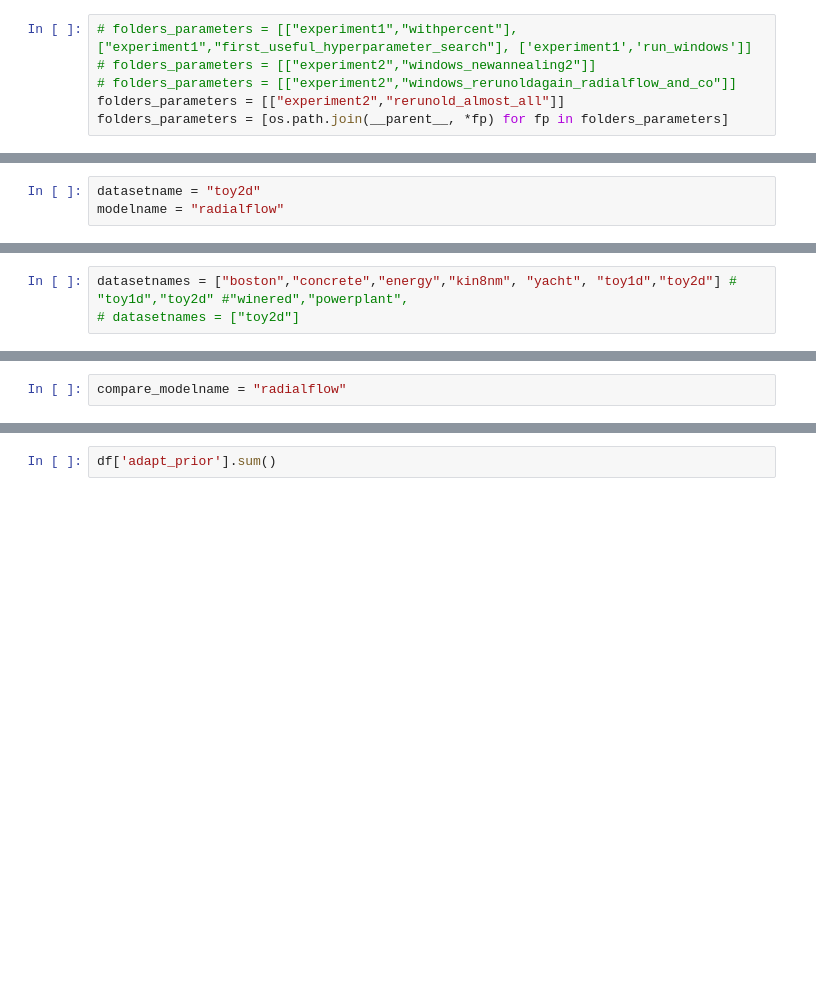
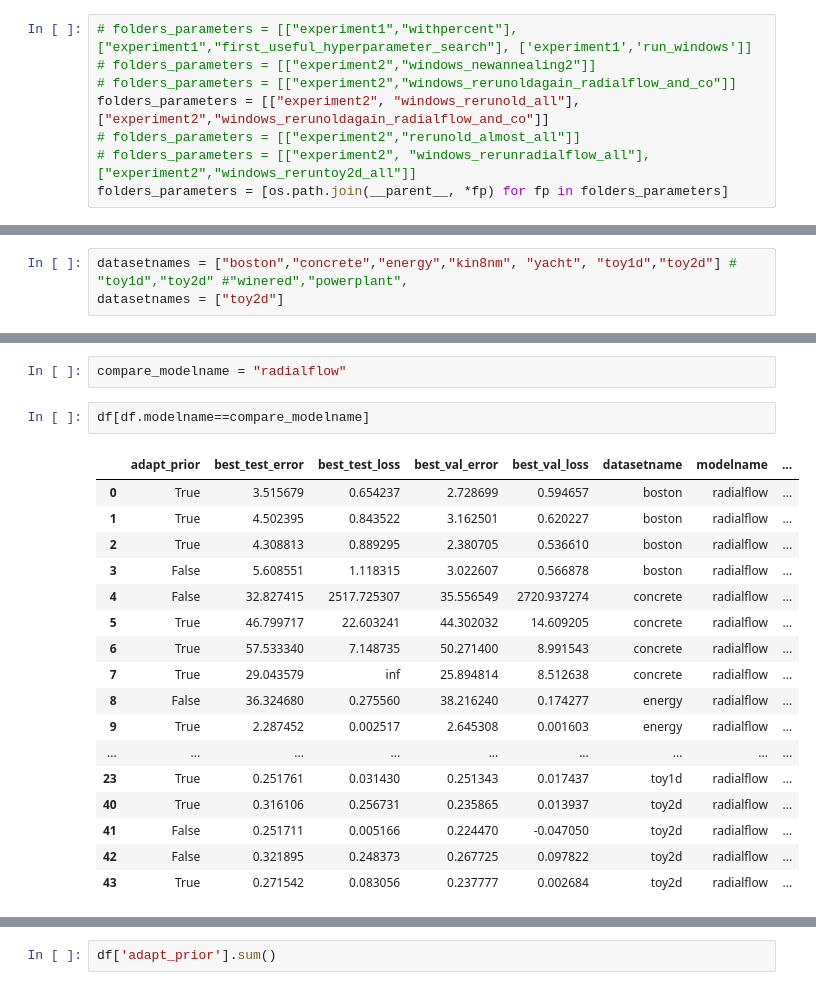
Before and after one commit to schlichtanders/theano_models, a Jupyter notebook: experiments/experiment2/csv generation.ipynb, the cells around one changed output, grey strips where cells are left out. Saved outputs shown, nothing was run; the diff lists cells and outputs as text; blank space fills up the shorter version.

```diff
--- a/experiments/experiment2/csv generation.ipynb
+++ b/experiments/experiment2/csv generation.ipynb
@@ -18,10 +18,9 @@ Hypers = ex1util.get_hyper(), ex1util.get_semiold_hyper(), ex1util.get_old_hyper
 # folders_parameters = [["experiment1","withpercent"], ["experiment1","first_useful_hyperparameter_search"], ['experiment1','run_windows']]
 # folders_parameters = [["experiment2","windows_newannealing2"]]
 # folders_parameters = [["experiment2","windows_rerunoldagain_radialflow_and_co"]]
-folders_parameters = [["experiment2","rerunold_almost_all"]]
+folders_parameters = [["experiment2", "windows_rerunold_all"], ["experiment2","windows_rerunoldagain_radialflow_and_co"]]
+# folders_parameters = [["experiment2","rerunold_almost_all"]]
+# folders_parameters = [["experiment2", "windows_rerunradialflow_all"], ["experiment2","windows_reruntoy2d_all"]]
 folders_parameters = [os.path.join(__parent__, *fp) for fp in folders_parameters]
 # %% [markdown]
 # test get single best
-# %%
-datasetname = "toy2d"
-modelname = "radialflow"
@@ -37,7 +39,7 @@ best_hyper.n_normflows, best_hyper.best_val_loss, best_hyper.best_val_error
 # table all best ones for original
 # %%
 datasetnames = ["boston","concrete","energy","kin8nm", "yacht", "toy1d","toy2d"] # "toy1d","toy2d" #"winered","powerplant",
-# datasetnames = ["toy2d"]
+datasetnames = ["toy2d"]
 # %%
 best_hypers = []
 for datasetname in datasetnames:
@@ -59,5 +105,25 @@ df = pd.DataFrame(pandas_dict)
 # %%
 compare_modelname = "radialflow"
+# %%
+df[df.modelname==compare_modelname]
+# %% [output]
+|  | adapt_prior | best_test_error | best_test_loss | best_val_error | best_val_loss | datasetname | modelname | ... |
+| 0 | True | 3.515679 | 0.654237 | 2.728699 | 0.594657 | boston | radialflow | ... |
+| 1 | True | 4.502395 | 0.843522 | 3.162501 | 0.620227 | boston | radialflow | ... |
+| 2 | True | 4.308813 | 0.889295 | 2.380705 | 0.536610 | boston | radialflow | ... |
+| 3 | False | 5.608551 | 1.118315 | 3.022607 | 0.566878 | boston | radialflow | ... |
+| 4 | False | 32.827415 | 2517.725307 | 35.556549 | 2720.937274 | concrete | radialflow | ... |
+| 5 | True | 46.799717 | 22.603241 | 44.302032 | 14.609205 | concrete | radialflow | ... |
+| 6 | True | 57.533340 | 7.148735 | 50.271400 | 8.991543 | concrete | radialflow | ... |
+| 7 | True | 29.043579 | inf | 25.894814 | 8.512638 | concrete | radialflow | ... |
+| 8 | False | 36.324680 | 0.275560 | 38.216240 | 0.174277 | energy | radialflow | ... |
+| 9 | True | 2.287452 | 0.002517 | 2.645308 | 0.001603 | energy | radialflow | ... |
+| ... | ... | ... | ... | ... | ... | ... | ... | ... |
+| 23 | True | 0.251761 | 0.031430 | 0.251343 | 0.017437 | toy1d | radialflow | ... |
+| 40 | True | 0.316106 | 0.256731 | 0.235865 | 0.013937 | toy2d | radialflow | ... |
+| 41 | False | 0.251711 | 0.005166 | 0.224470 | -0.047050 | toy2d | radialflow | ... |
+| 42 | False | 0.321895 | 0.248373 | 0.267725 | 0.097822 | toy2d | radialflow | ... |
+| 43 | True | 0.271542 | 0.083056 | 0.237777 | 0.002684 | toy2d | radialflow | ... |
 # %%
 df_radial_new_error[df_radial_new_error.modelname==compare_modelname]
 # %% [output]
```
Also changed, not shown: parts of 12 cells of this notebook, 2 other files.
